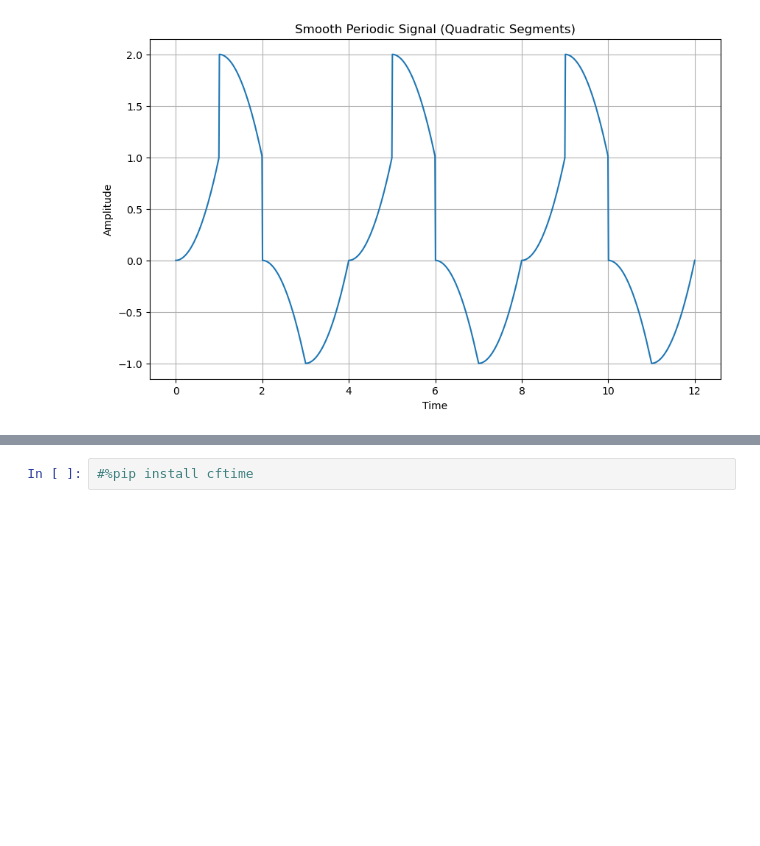
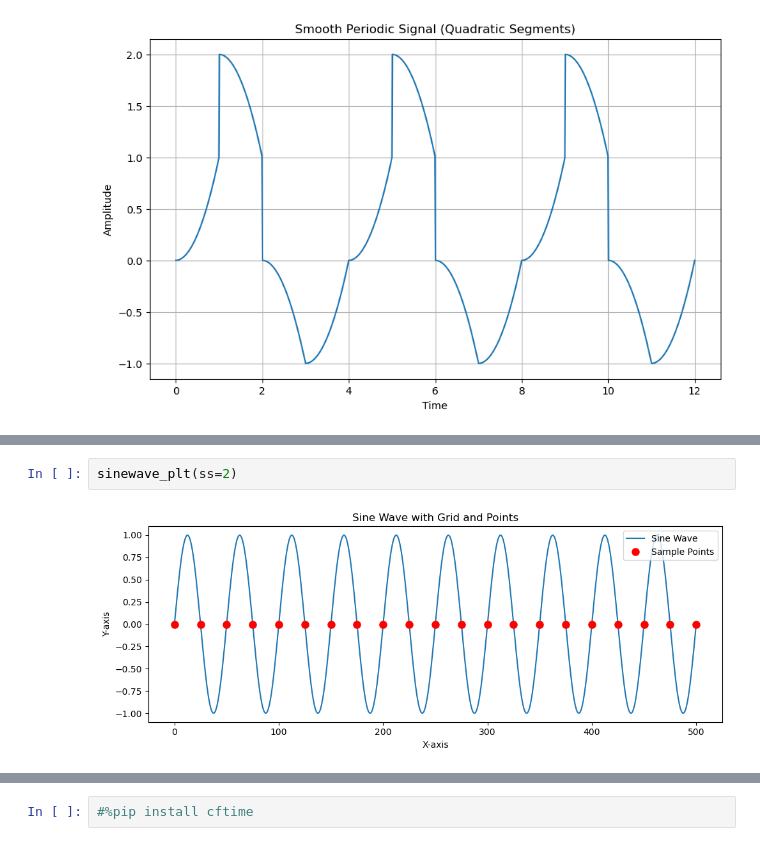
Before and after one commit to adriantompkins/climate-book, a Jupyter notebook: notebooks/climdata_FFT_analysis.ipynb, the cells around one changed output, grey strips where cells are left out. Drawn from its saved outputs; the diff is of its cells as text; blank space fills up the shorter version.

```diff
--- a/notebooks/climdata_FFT_analysis.ipynb
+++ b/notebooks/climdata_FFT_analysis.ipynb
@@ -199,0 +214,4 @@ Windowing functions, such as Hamming or Hanning windows, are often applied to th
+# %%
+sinewave_plt(ss=2)
+# %% [output]
+[figure, added]
```
Also changed, not shown: parts of 17 cells of this notebook.
